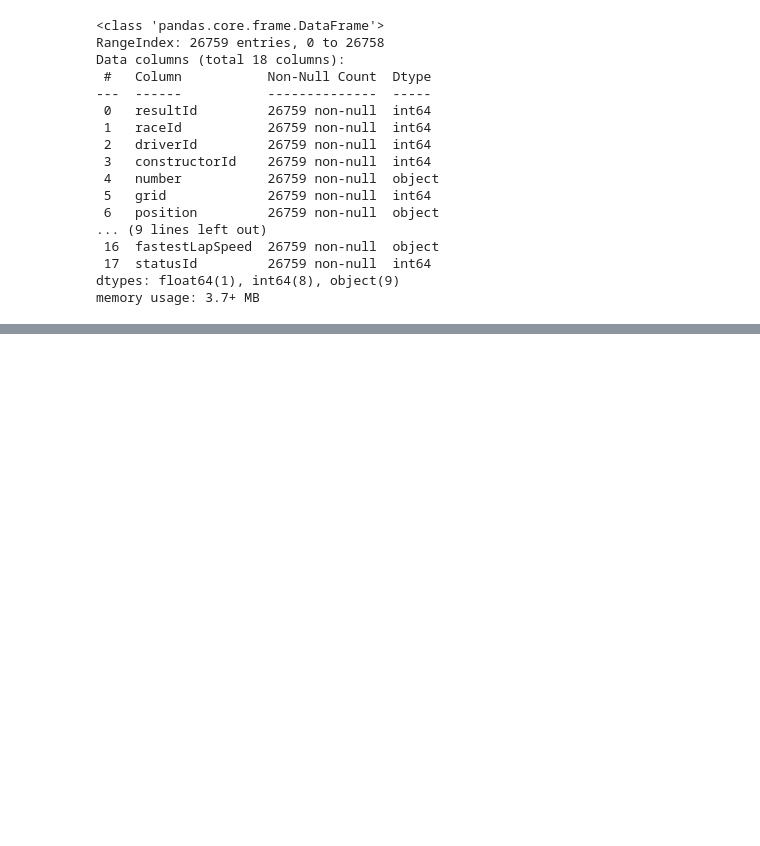
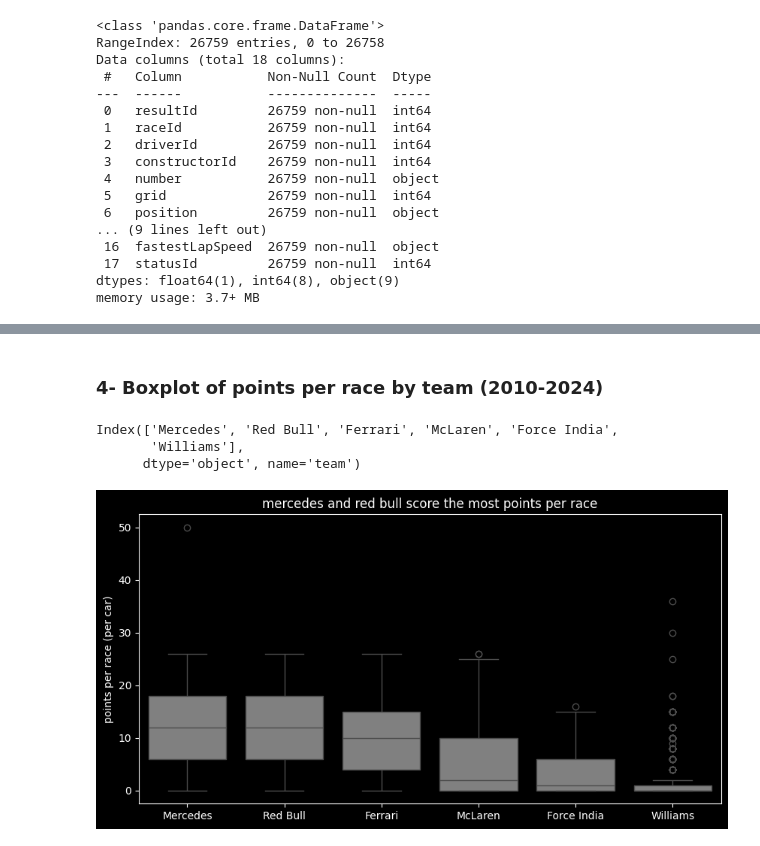
Before and after one commit to Majed-Codes/f1-eda-dashboard, a Jupyter notebook: notebook/f1_eda.ipynb, the cells around one changed output, grey strips where cells are left out. Cells and saved outputs as stored; diff of their text form; code cells hidden in the pictures; blank space fills up the shorter version.

```diff
--- a/notebook/f1_eda.ipynb
+++ b/notebook/f1_eda.ipynb
@@ -963,0 +509,22 @@ same model for its "predict podium chance" widget.
+# %% [markdown]
+### 4- Boxplot of points per race by team (2010-2024)
+# %%
+top_teams=modern.groupby('team')['points'].sum().sort_values(ascending=False).head(6).index
+print(top_teams)
+
+plt.figure(figsize=(10,5))
+sns.boxplot(x='team', y='points', data=modern[(modern['team'].isin(top_teams))&(modern['starter']==True)],
+            order=top_teams, color='grey')
+plt.title('mercedes and red bull score the most points per race')
+plt.xlabel('')
+plt.ylabel('points per race (per car)')
+plt.savefig('../reports/figures/04_points_by_team_box.png', dpi=150, bbox_inches='tight')
+plt.show()
+#mercedes and red bull both have a median of 12 points
+#force india and williams mostly get 0 or 1
+#the outliers at 50 and 36 are abu dhabi 2014 which had double points
+# %% [output]
+Index(['Mercedes', 'Red Bull', 'Ferrari', 'McLaren', 'Force India',
+       'Williams'],
+      dtype='object', name='team')
+[figure, added]
```
Also changed, not shown: parts of 149 cells of this notebook, 15 other files.
